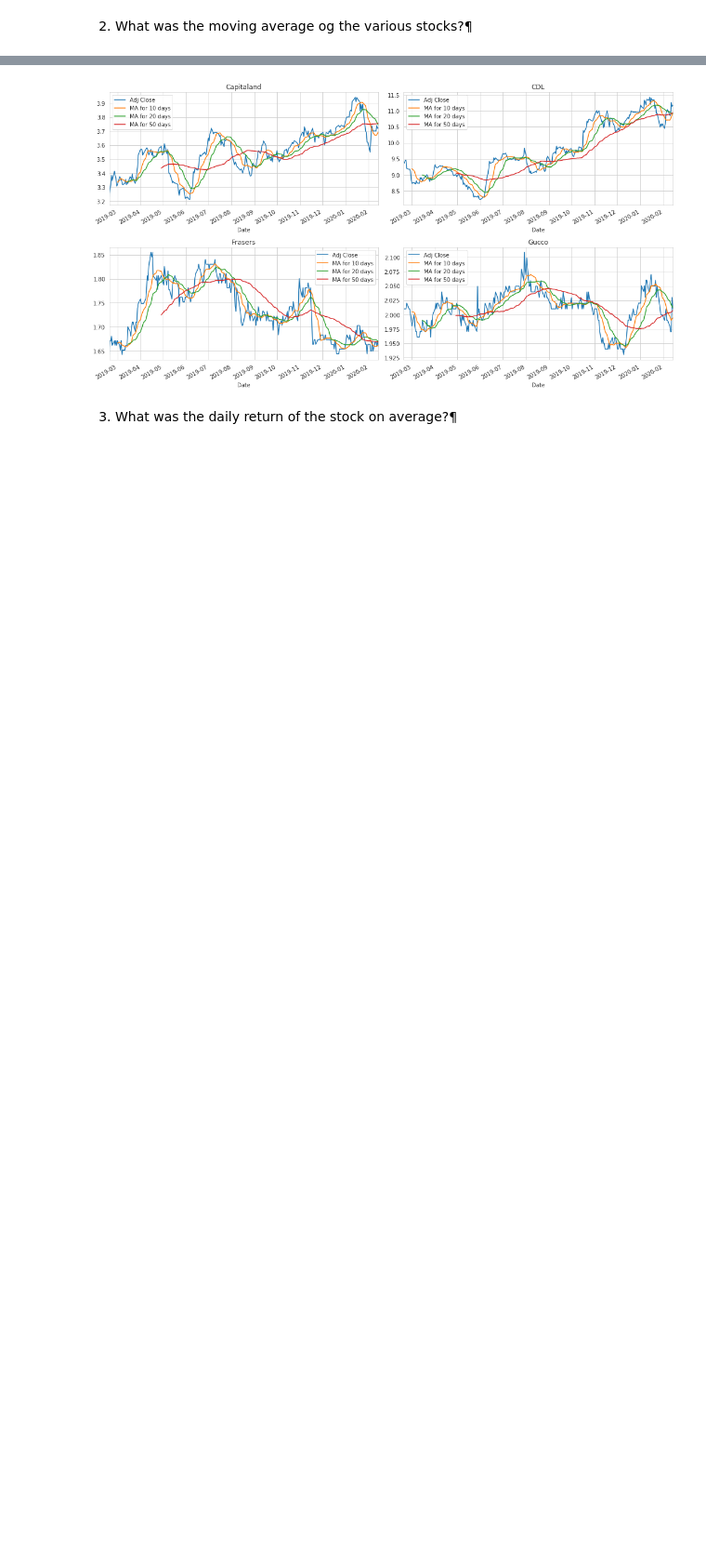
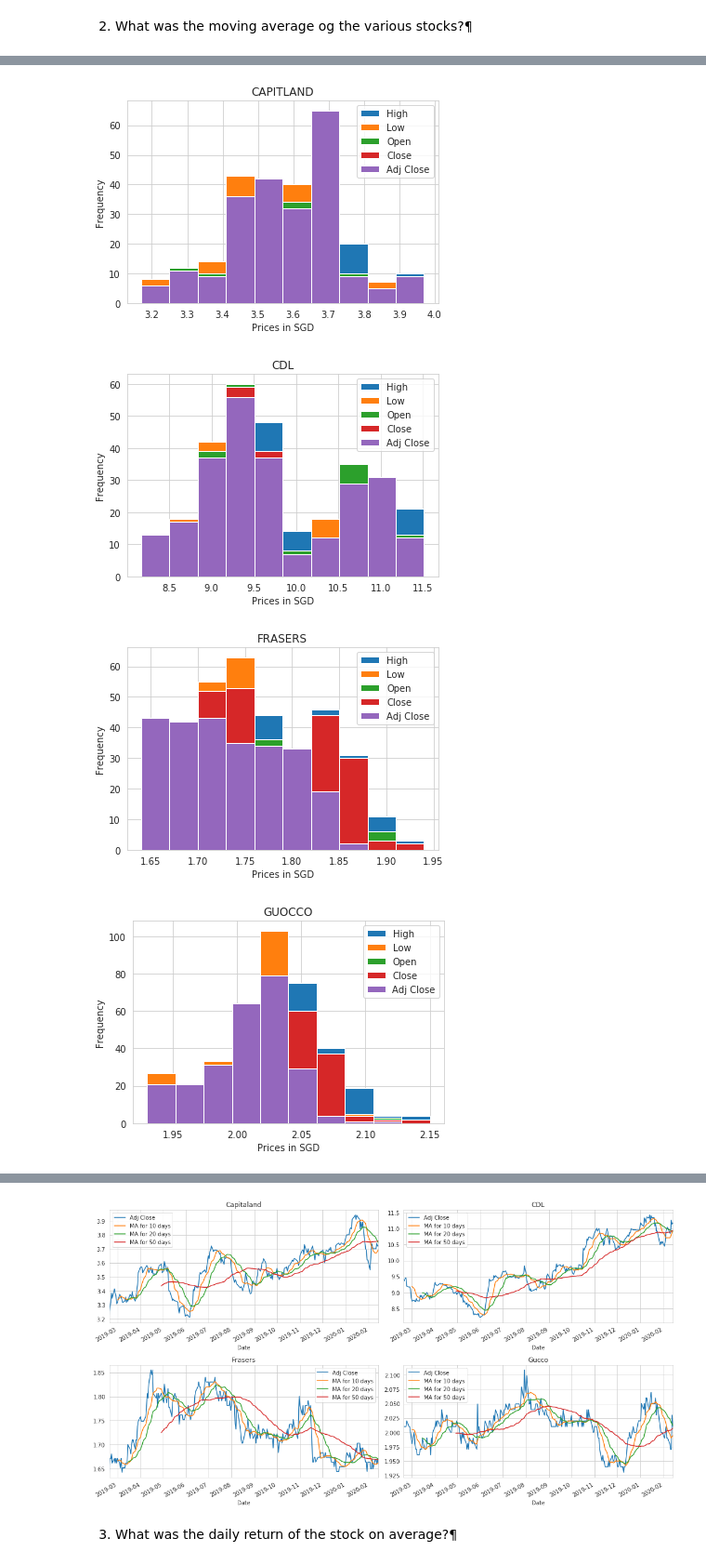
Before and after one commit to Felixwkk/stocks, a Jupyter notebook: 4_property_stocks.ipynb, the cells around one changed output, grey strips where cells are left out. Shown at 93% size. Cells and saved outputs as stored; diff of their text form; code cells hidden in the pictures; blank space fills up the shorter version.

```diff
--- a/4_property_stocks.ipynb
+++ b/4_property_stocks.ipynb
@@ -123,3 +146,13 @@ for i, company in enumerate(company_list, 1):
+# %%
+axes = g.plot(kind='hist')
+for i, (groupname, group) in enumerate(g):
+    axes[i].set_title(groupname)
+    axes[i].set_xlabel('Prices in SGD')
+# %% [output]
+[figure, added]
+[figure, added]
+[figure, added]
+[figure, added]
 # %%
 ma_day = [10, 20, 50]
 
```
Also changed, not shown: parts of 9 cells of this notebook.
